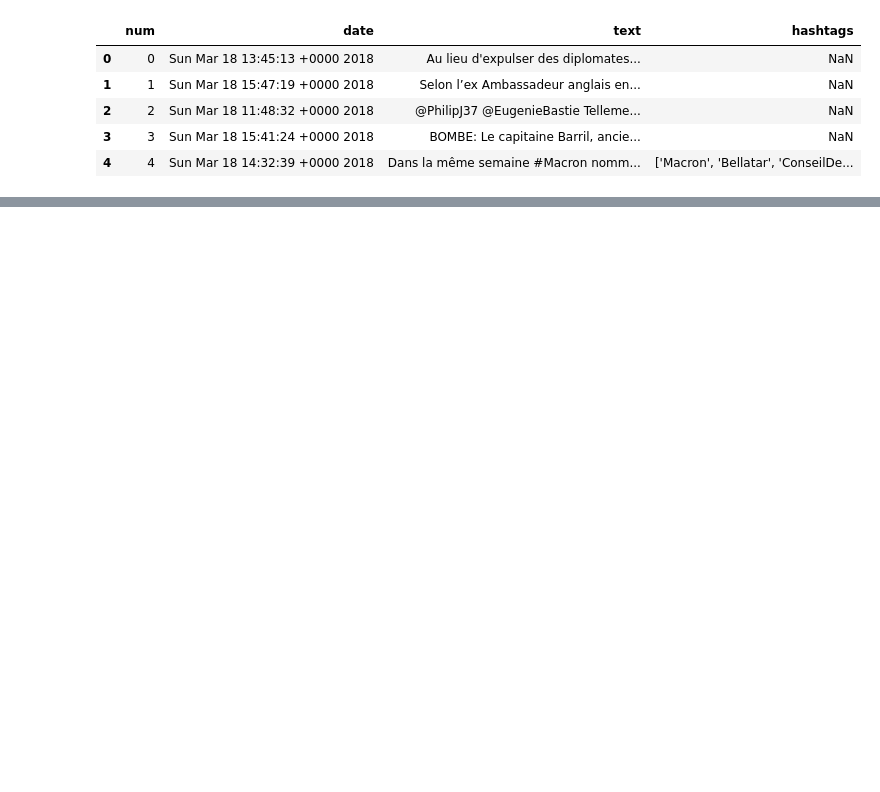
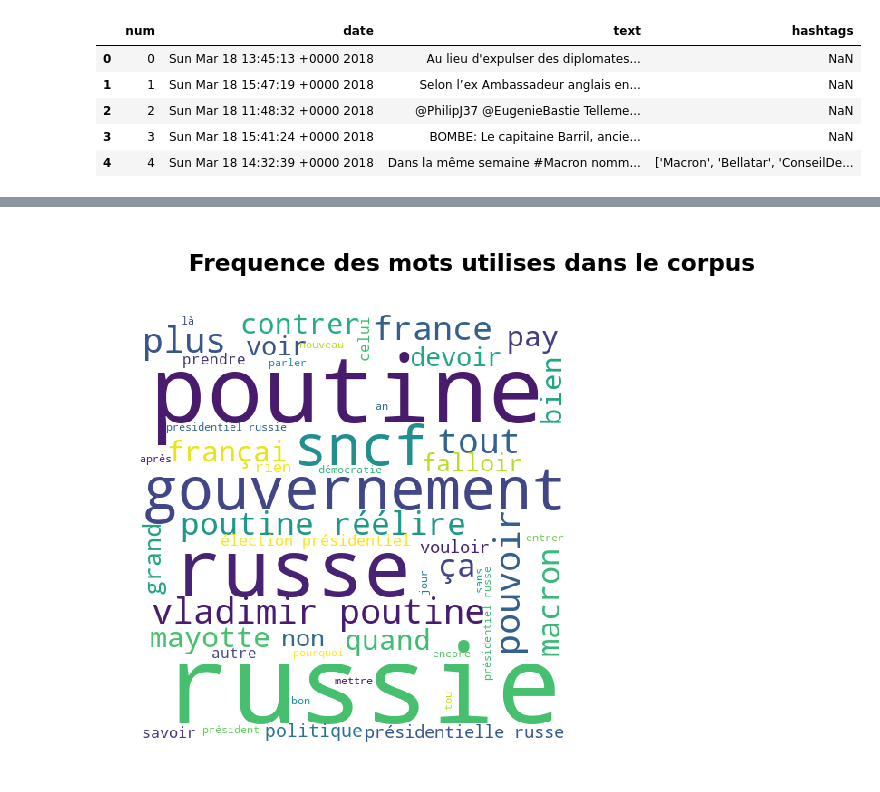
Before and after one commit to melodyrous/TALN-Project-, a Jupyter notebook: NLP_-_Projet_A.ipynb, the cells around one changed output, grey strips where cells are left out. Saved outputs shown, nothing was run; the diff lists cells and outputs as text; code cells hidden in the pictures; blank space fills up the shorter version.

```diff
--- a/NLP_-_Projet_A.ipynb
+++ b/NLP_-_Projet_A.ipynb
@@ -401 +509,18 @@ _pol
 Name: text, dtype: object
+# %% [markdown]
+<h2 align='center'>Frequence des mots utilises dans le corpus</h2>
+# %%
+def wordcloud(tweets,col):
+    stopW.extend(['avoir','être','si','faire','via','dire','aller','alors','comme','quel','donc','aussi'])
+    set(stopW)
+    wordcloud = WordCloud(background_color="white",stopwords=stopW,random_state = 2016,max_words=50,width=480, height=480, margin=0).generate(" ".join([i for i in tweets['words']]))
+    plt.figure( figsize=(15,8))
+    #plt.figure()
+    plt.imshow(wordcloud)
+    plt.axis("off")
+    #plt.title("Tweets politiques")
+    plt.margins(x=0, y=0)
+    plt.show()
+wordcloud(tweets,'text')
+# %% [output]
+[figure, added]
```
Also changed, not shown: parts of 30 cells of this notebook.
